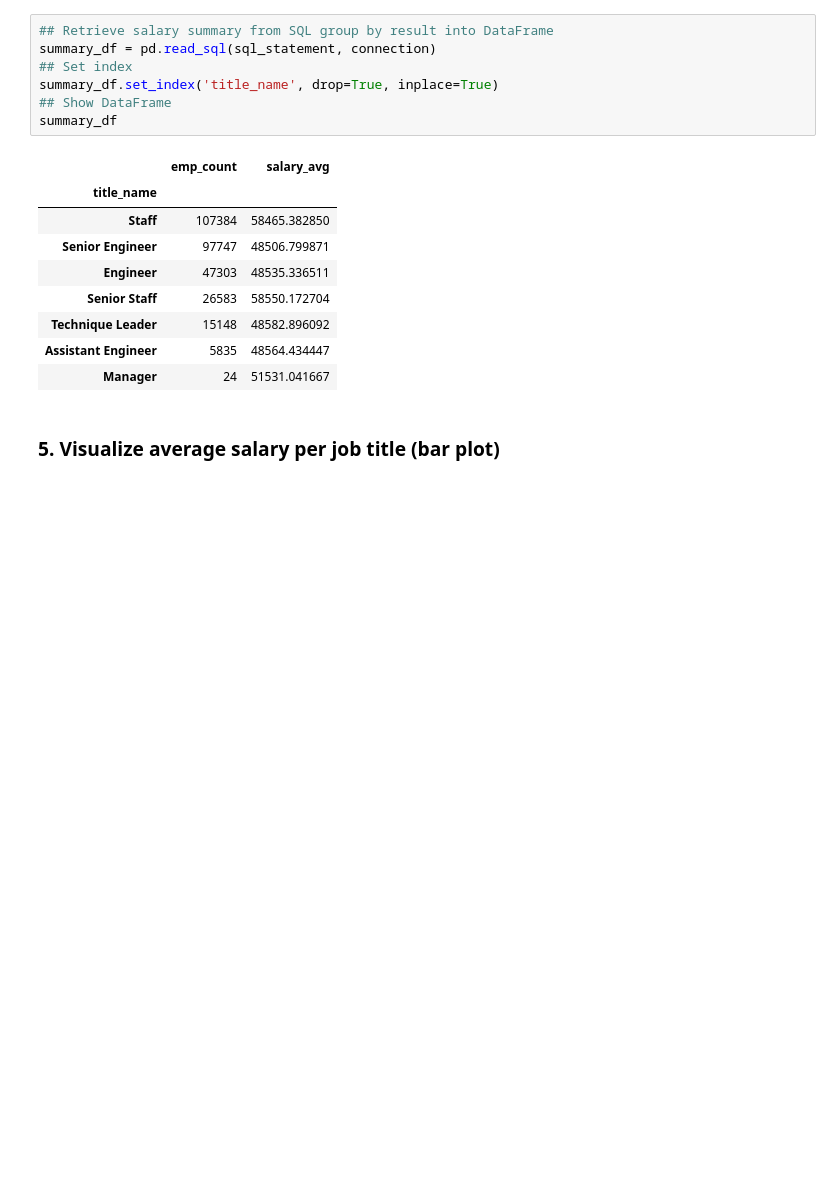
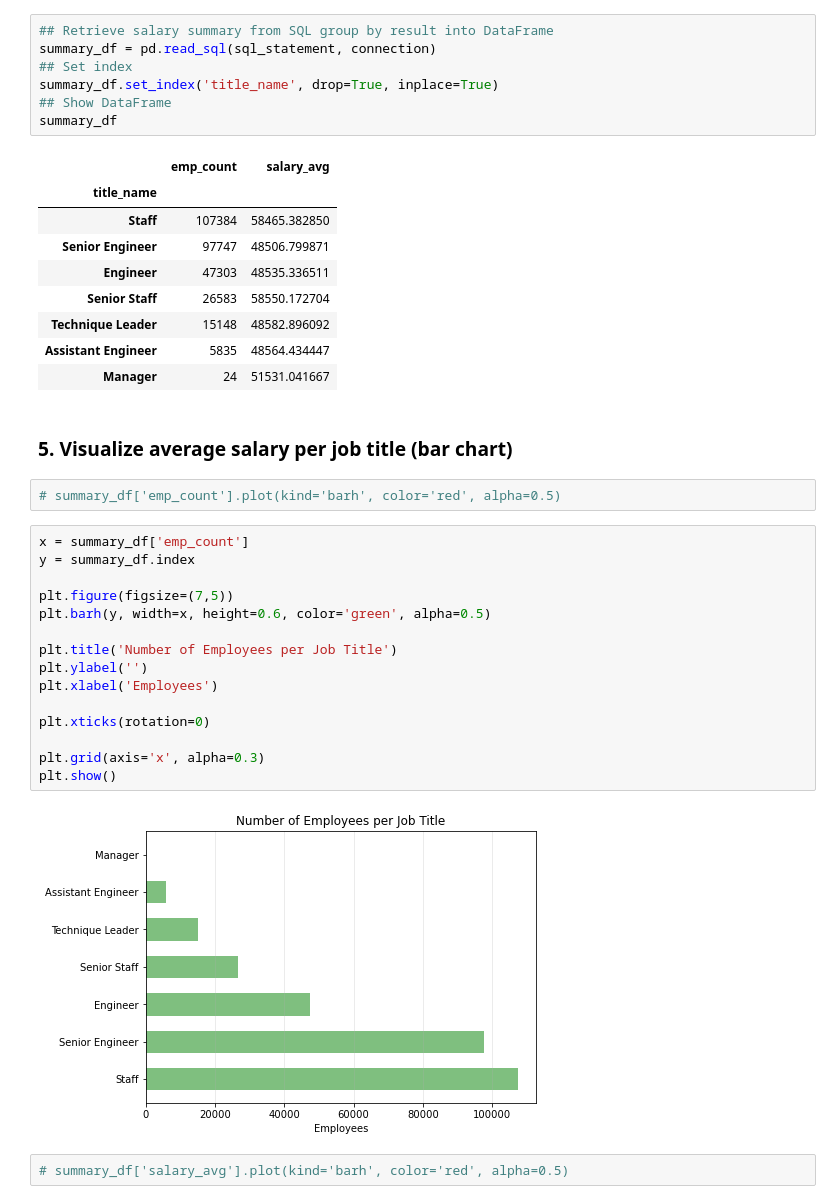
Before and after one commit to rperezme-data/DAB_H07_SQL-challenge, a Jupyter notebook: EmployeeSQL/Bonus_Analysis.ipynb, the cells around one changed output. Drawn from its saved outputs; the diff is of its cells as text; blank space fills up the shorter version.

```diff
--- a/EmployeeSQL/Bonus_Analysis.ipynb
+++ b/EmployeeSQL/Bonus_Analysis.ipynb
@@ -76,5 +92,26 @@ summary_df
 | Technique Leader | 15148 | 48582.896092 |
 | Assistant Engineer | 5835 | 48564.434447 |
 | Manager | 24 | 51531.041667 |
-# %% [markdown]
-### 5. Visualize average salary per job title (bar plot)
+# %% [markdown]
+### 5. Visualize average salary per job title (bar chart)
+# %%
+# summary_df['emp_count'].plot(kind='barh', color='red', alpha=0.5)
+# %%
+x = summary_df['emp_count']
+y = summary_df.index
+
+plt.figure(figsize=(7,5))
+plt.barh(y, width=x, height=0.6, color='green', alpha=0.5)
+
+plt.title('Number of Employees per Job Title')
+plt.ylabel('')
+plt.xlabel('Employees')
+
+plt.xticks(rotation=0)
+
+plt.grid(axis='x', alpha=0.3)
+plt.show()
+# %% [output]
+[figure, added]
+# %%
+# summary_df['salary_avg'].plot(kind='barh', color='red', alpha=0.5)
```
Also changed, not shown: parts of 13 cells of this notebook.
